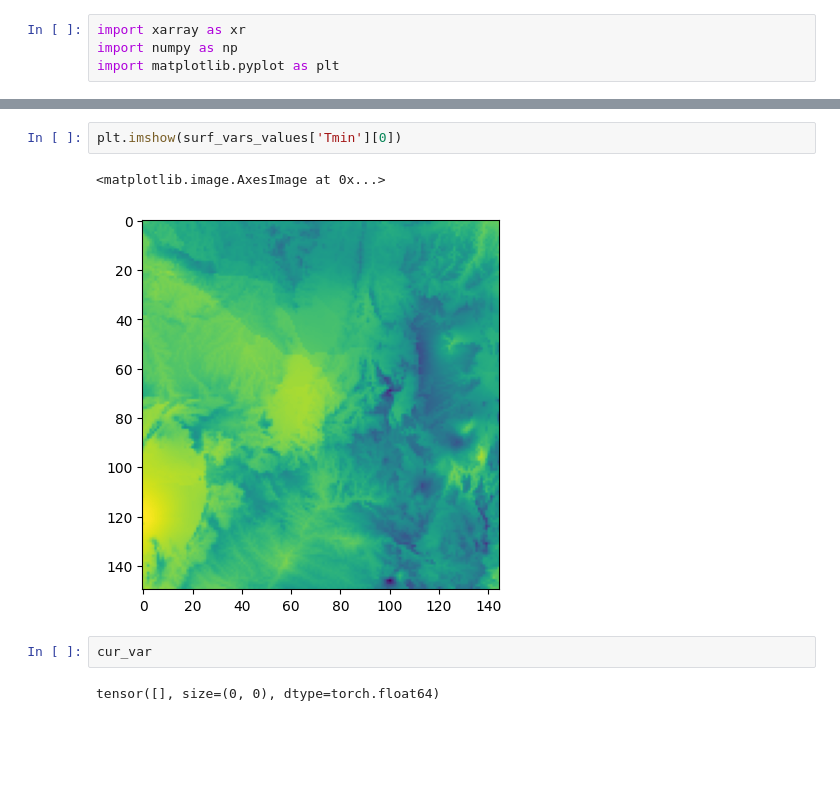
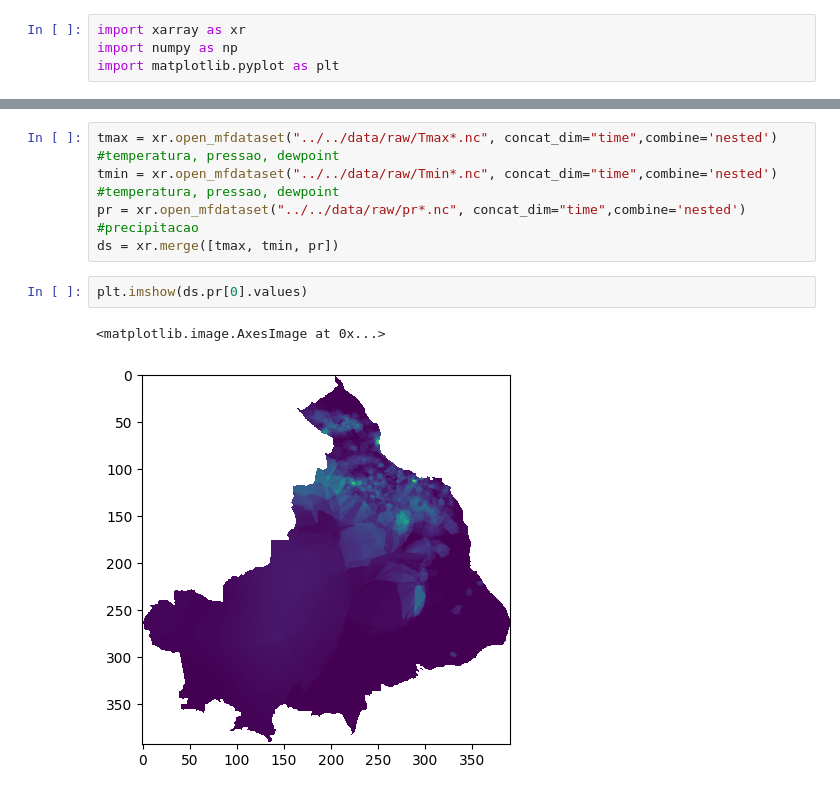
Before and after one commit to Green-AI-Lab-GAIA/climate-clustering, a Jupyter notebook: notebooks/mato_grosso.ipynb, the cells around one changed output, grey strips where cells are left out. Drawn from its saved outputs; the diff is of its cells as text; blank space fills up the shorter version.

```diff
--- a/notebooks/mato_grosso.ipynb
+++ b/notebooks/mato_grosso.ipynb
@@ -84,9 +5,10 @@ plt.imshow(cur_var)
+# %%
+tmax = xr.open_mfdataset("../../data/raw/Tmax*.nc", concat_dim="time",combine='nested') #temperatura, pressao, dewpoint
+tmin = xr.open_mfdataset("../../data/raw/Tmin*.nc", concat_dim="time",combine='nested') #temperatura, pressao, dewpoint
+pr = xr.open_mfdataset("../../data/raw/pr*.nc", concat_dim="time",combine='nested') #precipitacao
+ds = xr.merge([tmax, tmin, pr])
 # %%
-plt.imshow(surf_vars_values['Tmin'][0])
+plt.imshow(ds.pr[0].values)
 # %% [output]
 <matplotlib.image.AxesImage at 0x...>
-[figure, old version]
+[figure, new version]
-# %%
-cur_var
-# %% [output]
-tensor([], size=(0, 0), dtype=torch.float64)
```
Also changed, not shown: parts of 26 cells of this notebook, 4 other files.
